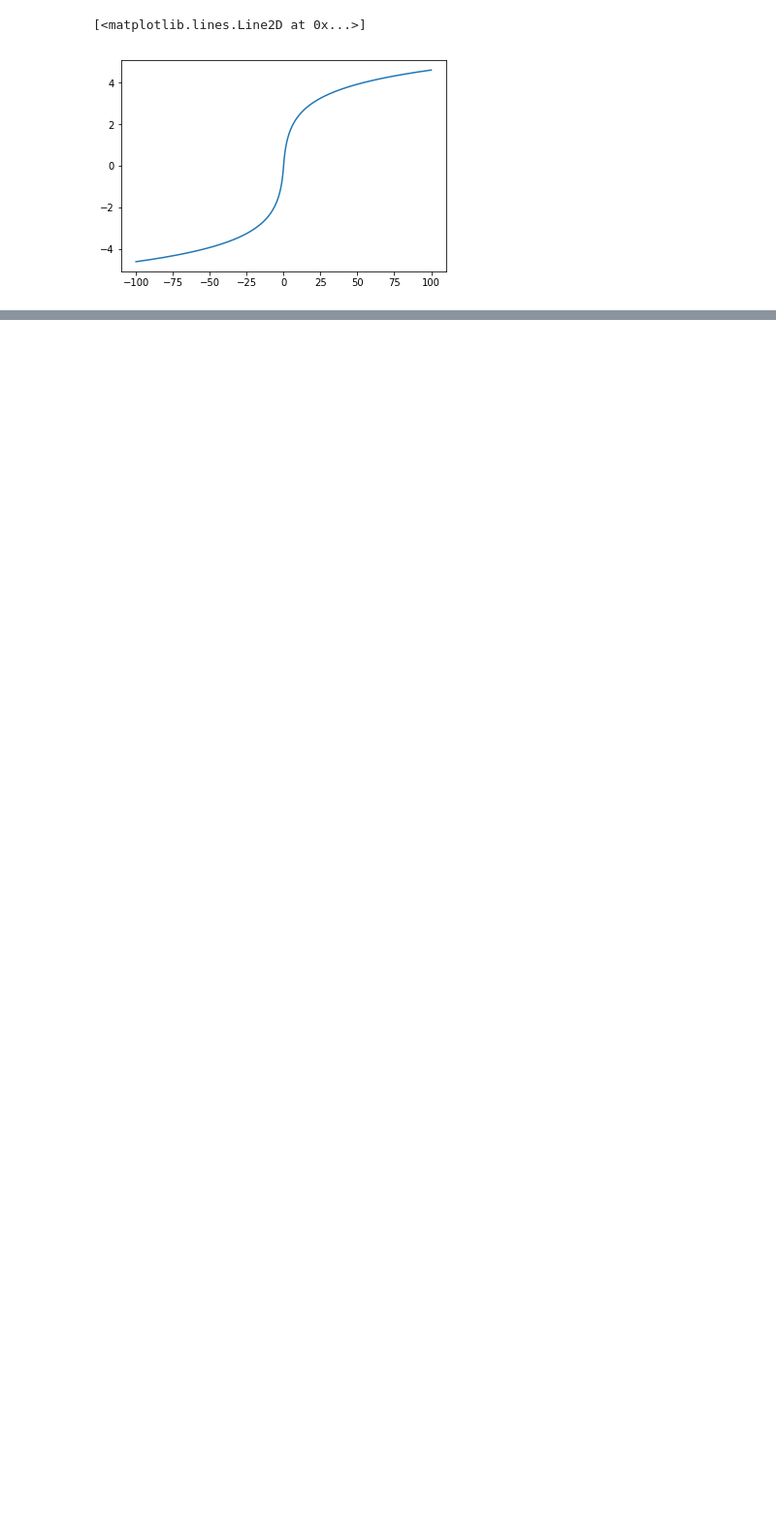
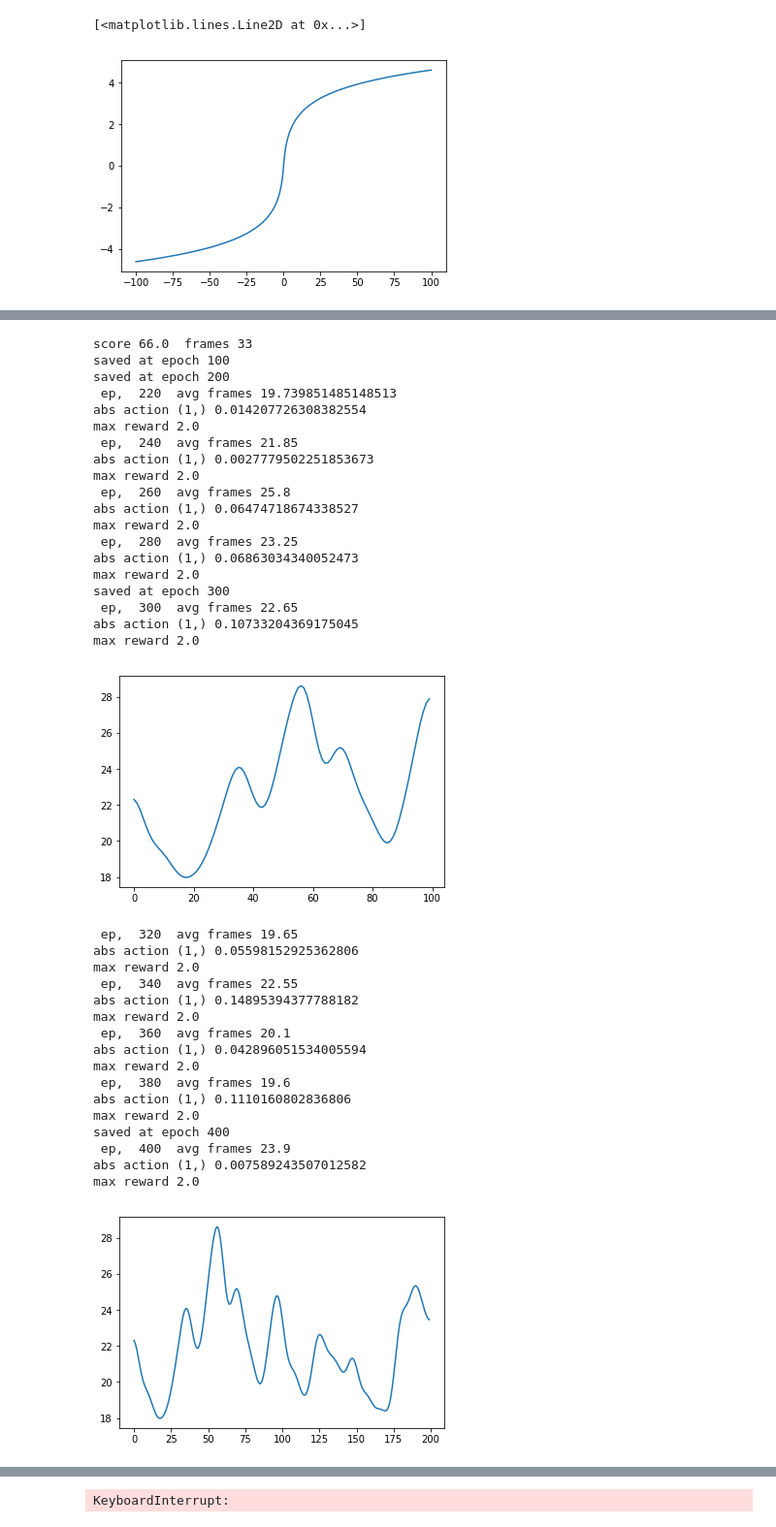
Before and after one commit to leedtan/OpenAIEnvironmentLearners, a Jupyter notebook: optimize_variance.ipynb, the cells around one changed output, grey strips where cells are left out. Shown: that part at 97% size. Drawn from its saved outputs; the diff is of its cells as text; code cells hidden in the pictures; blank space fills up the shorter version.

```diff
--- a/optimize_variance.ipynb
+++ b/optimize_variance.ipynb
@@ -10,7 +10,7 @@ import matplotlib.pyplot as plt
 from scipy.ndimage.filters import gaussian_filter1d
 GAMMA = .97
 from functools import partial
-NUM_HISTORY = N_HISTORY = 4
+NUM_HISTORY = N_HISTORY = 6
 try:
     env.close()
 except:
@@ -21,8 +21,8 @@ if 1:
     REWARD_MULT = 1
     RANDOM_STYLE_COMPLEX = 0
     N_LAYERS = 10
-    N_DROP = 4
-    NUM_DROP_PARALLEL = 4
+    N_DROP = 5
+    NUM_DROP_PARALLEL = 5
 else:
     envname = "RoboschoolHumanoidFlagrun-v1"
     SIZE_MULT = 8
@@ -32,7 +32,7 @@ else:
     N_DROP = 6
     NUM_DROP_PARALLEL = 6
 INIT_LEN = 200
-N_PRETRAIN = 20
+N_PRETRAIN = 1
 NUM_KEEP = 300
 PERCENT_CHOOSE_OPTIMAL = 2
 env = gym.make(envname)
@@ -42,7 +42,7 @@ REWARD_IN_STATE = 0
 if REWARD_IN_STATE:
     N_STATE += 2
 INPUT_UNITS = N_STATE * NUM_HISTORY
-STATE_DECAY = .8
+STATE_DECAY = .7
 TESTING_GRAD_NORMS = 1
 ADV_ENABLED = 0
 STORED_MODELS = {}
@@ -122,6 +122,8 @@ class MLP:
                 output = tf.squeeze(output, -1)
             self.raw_output = output
             self.output = leaky_tanh(self.raw_output)
+            if residual is not None:
+                self.output = self.output + residual
         else:
             drop_outs = []
             x_drop = tf.concat((h[len(h)//2:]), -1)
@@ -197,8 +199,8 @@ def get_grad_norm(optimizer, loss, optname):
 class PolicyLearner(object):
     def __init__(self, ob_space, ac_space, take_weights_here=None,
                  lshapes = [64 * SIZE_MULT] * N_LAYERS, config = None,
-                 lshapes_small = [32 * SIZE_MULT] * N_LAYERS,
-                 lshapes_smaller = [32 * SIZE_MULT] * N_LAYERS,
+                 lshapes_small = [32 * SIZE_MULT] * (N_LAYERS//2),
+                 lshapes_smaller = [32 * SIZE_MULT] * (N_LAYERS//2),
                  lshapes_drop = [32 * SIZE_MULT] * N_DROP,
                 reuse = False):
         self.sess = tf.InteractiveSession(config=config)
@@ -222,7 +224,7 @@ class PolicyLearner(object):
         self.actor = MLP(
             self.obs, lshapes, N_ACT, 'a_', squeeze = False, reuse = reuse)
         self.explorer = MLP(
-            self.obs, lshapes, N_ACT, 'e_', squeeze = False, reuse = reuse)
+            self.obs, lshapes, N_ACT, 'e_', squeeze = False, reuse = reuse, residual = self.actor.output)
         self.actions = self.actor.output
         self.explorer_actions = self.explorer.output
         self.state_value_estimator = MLP(
@@ -239,13 +241,13 @@ class PolicyLearner(object):
         self.advantage_estimator = MLP(
             self.critic_input, lshapes_small, 1, 'c_', lshapes_drop = lshapes_drop, reuse = reuse)
         self.model_estimator = MLP(
-            self.critic_input, lshapes, N_OBS, 'm_', lshapes_drop = lshapes_drop, reuse = reuse,
+            self.critic_input, lshapes_small, N_OBS, 'm_', lshapes_drop = lshapes_drop, reuse = reuse,
             residual = self.statesraw
         )
         self.explorer_advantage_estimator = MLP(
             self.explorer_critic_input, lshapes_small, 1, 'c_', lshapes_drop = lshapes_drop, reuse = True)
         self.explorer_model_estimator = MLP(
-            self.explorer_critic_input, lshapes, N_OBS, 'm_', lshapes_drop = lshapes_drop, reuse = True,
+            self.explorer_critic_input, lshapes_small, N_OBS, 'm_', lshapes_drop = lshapes_drop, reuse = True,
             residual = self.statesraw
         )
         self.advantage_estimate = self.advantage_estimator.output_mean
@@ -343,11 +345,11 @@ class PolicyLearner(object):
         self.frac_not_masked = tf.reduce_mean(self.mask)
 
         self.a_loss_critic = -tf.reduce_mean(
-            self.advantage_estimator.output_mean * self.mask)/self.frac_not_masked * 200
+            self.advantage_estimator.output_mean * self.mask)/self.frac_not_masked * 2000
         self.a_loss_model = -tf.reduce_mean(
-            self.future_value.output * self.mask)/self.frac_not_masked * 10
+            self.future_value.output * self.mask)/self.frac_not_masked * .1
         self.a_loss_secondaction = -tf.reduce_mean(
-            self.future_advantage_estimator.output_mean * self.mask)/self.frac_not_masked * 100
+            self.future_advantage_estimator.output_mean * self.mask)/self.frac_not_masked * .1
 
         self.grad_v = tf.square(tf.gradients(
             self.state_value_estimator.output * self.mask, self.obs)[0])
@@ -379,8 +381,8 @@ class PolicyLearner(object):
         self.critic_loss_mults = []
         self.critic_loss_grads = []
         self.actor_loss_grads = []
-        self.actor_loss_targets = np.array([30., 10., 3.,1e-6, .1, .1, 1.,
-                                           10., 3., 1e-6, .1])
+        self.actor_loss_targets = np.array([30., 1., .1,1e-6, .1, .1, .1,
+                                           10., 1., 1e-6, .01])
         self.actor_loss_names = ['a_loss_critic', 'a_loss_model', 'a_loss_secondaction',
                     'areg', 'aregmeanbyaction', 'actstdpenalty', 'a_mse',
                     'explorer_adv_loss', 'explorer_mdl_loss', 'ereg',
@@ -797,32 +804,71 @@ for ep in range(ep, 10000000):
                     n = np.concatenate((n, np.zeros((hshape - nshape, n.shape[-1]))), 0)
                 if nshape > hshape:
                     h = np.concatenate((h, np.zeros((
                         h.shape[0], nshape - hshape, h.shape[-1]))), 1)
             else:
                 if hshape > nshape:
                     n = np.concatenate((n, np.zeros((hshape - nshape))), 0)
                 if nshape > hshape:
                     h = np.concatenate((h, np.zeros((h.shape[0], nshape - hshape))), 1)
             h = np.concatenate((h, np.expand_dims(n, 0)), 0)
             return h
 
         ah, sh, shraw = [get_updated_h(h, n, 1) for  h, n in zip(
             [ah, sh, shraw], [an, sn, snraw])]
 
         rh, rdecayedh, maskh = [
             get_updated_h(h, n, 0) for h, n in zip(
                 [rh, rdecayedh, maskh], [rn, rdecayedn, maskn])]
         isexploit.append(exploit)
     if ep % 1 == 0 and ep > INIT_LEN:
         ah, sh, shraw, rh,rdecayedh, maskh, isexploit = [
             v[-NUM_KEEP:] for v in [ah, sh, shraw, rh,rdecayedh, maskh, isexploit]]
         globalframes.append(np.mean(localframes))
         localframes = []
         batch_size = 32
         if ep < batch_size:
             batch_size = ep
         num_hist = ah.shape[0]
-        if ep == INIT_LEN + 1:
+        if ep == INIT_LEN + 1 or sum(isexploit) < 2:
             train(actor = False, n_steps = N_PRETRAIN, forced_hist=0)
             #train(value = False, n_steps = 20, forced_hist=0)
-        feed_dict = train(actor = True, value = True, n_steps = 1)
+        else:
+            feed_dict = train(actor = True, value = True, n_steps = 1)
+# %% [output]
+score 66.0  frames 33
+saved at epoch 100
+saved at epoch 200
+ ep,  220  avg frames 19.739851485148513
+abs action (1,) 0.014207726308382554
+max reward 2.0
+ ep,  240  avg frames 21.85
+abs action (1,) 0.0027779502251853673
+max reward 2.0
+ ep,  260  avg frames 25.8
+abs action (1,) 0.06474718674338527
+max reward 2.0
+ ep,  280  avg frames 23.25
+abs action (1,) 0.06863034340052473
+max reward 2.0
+saved at epoch 300
+ ep,  300  avg frames 22.65
+abs action (1,) 0.10733204369175045
+max reward 2.0
+[figure, added]
+ ep,  320  avg frames 19.65
+abs action (1,) 0.05598152925362806
+max reward 2.0
+ ep,  340  avg frames 22.55
+abs action (1,) 0.14895394377788182
+max reward 2.0
+ ep,  360  avg frames 20.1
+abs action (1,) 0.042896051534005594
+max reward 2.0
+ ep,  380  avg frames 19.6
+abs action (1,) 0.1110160802836806
+max reward 2.0
+saved at epoch 400
+ ep,  400  avg frames 23.9
+abs action (1,) 0.007589243507012582
+max reward 2.0
+[figure, added]
@@ -828,0 +893 @@ for ep in range(ep, 10000000):
+KeyboardInterrupt:
```
Also changed, not shown: parts of 31 cells of this notebook.
